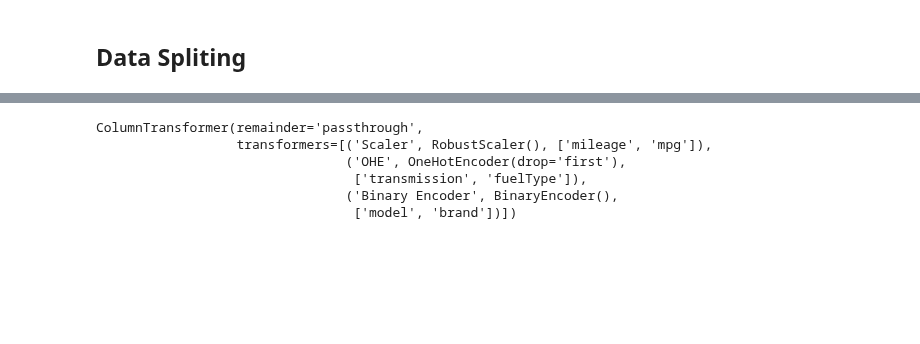
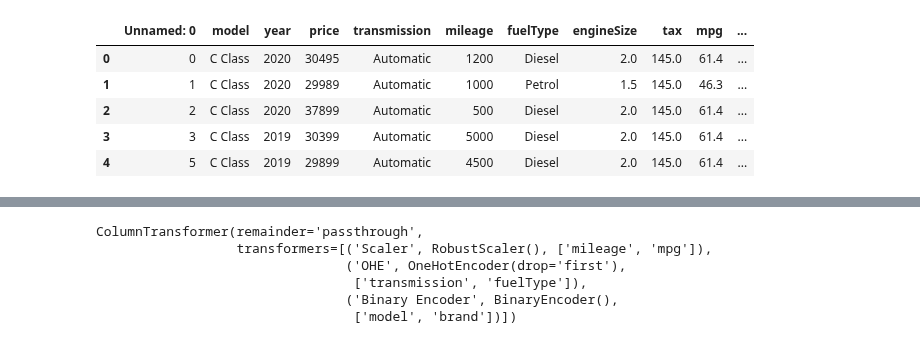
Before and after one commit to d-widyantama/ML-Regression-UsedCarsPrediction-finpro-alpha, a Jupyter notebook: 4. Modeling.ipynb, the cells around one changed output, grey strips where cells are left out. Drawn from its saved outputs; the diff is of its cells as text; code cells hidden in the pictures; blank space fills up the shorter version.

```diff
--- a/4. Modeling.ipynb
+++ b/4. Modeling.ipynb
@@ -21,7 +48,14 @@ from xgboost.sklearn import XGBRegressor
 from sklearn.compose import TransformedTargetRegressor
 
 from sklearn.metrics import r2_score, mean_squared_error, mean_absolute_error, mean_absolute_percentage_error
-# %% [markdown]
-## Data Spliting
 # %%
+#Load Preprocessed Data
 cars = pd.read_csv("1. Combined Dataset.csv")
+cars.head()
+# %% [output]
+|  | Unnamed: 0 | model | year | price | transmission | mileage | fuelType | engineSize | tax | mpg | ... |
+| 0 | 0 | C Class | 2020 | 30495 | Automatic | 1200 | Diesel | 2.0 | 145.0 | 61.4 | ... |
+| 1 | 1 | C Class | 2020 | 29989 | Automatic | 1000 | Petrol | 1.5 | 145.0 | 46.3 | ... |
+| 2 | 2 | C Class | 2020 | 37899 | Automatic | 500 | Diesel | 2.0 | 145.0 | 61.4 | ... |
+| 3 | 3 | C Class | 2019 | 30399 | Automatic | 5000 | Diesel | 2.0 | 145.0 | 61.4 | ... |
+| 4 | 5 | C Class | 2019 | 29899 | Automatic | 4500 | Diesel | 2.0 | 145.0 | 61.4 | ... |
```
Also changed, not shown: parts of 39 cells of this notebook, 6 other files.
